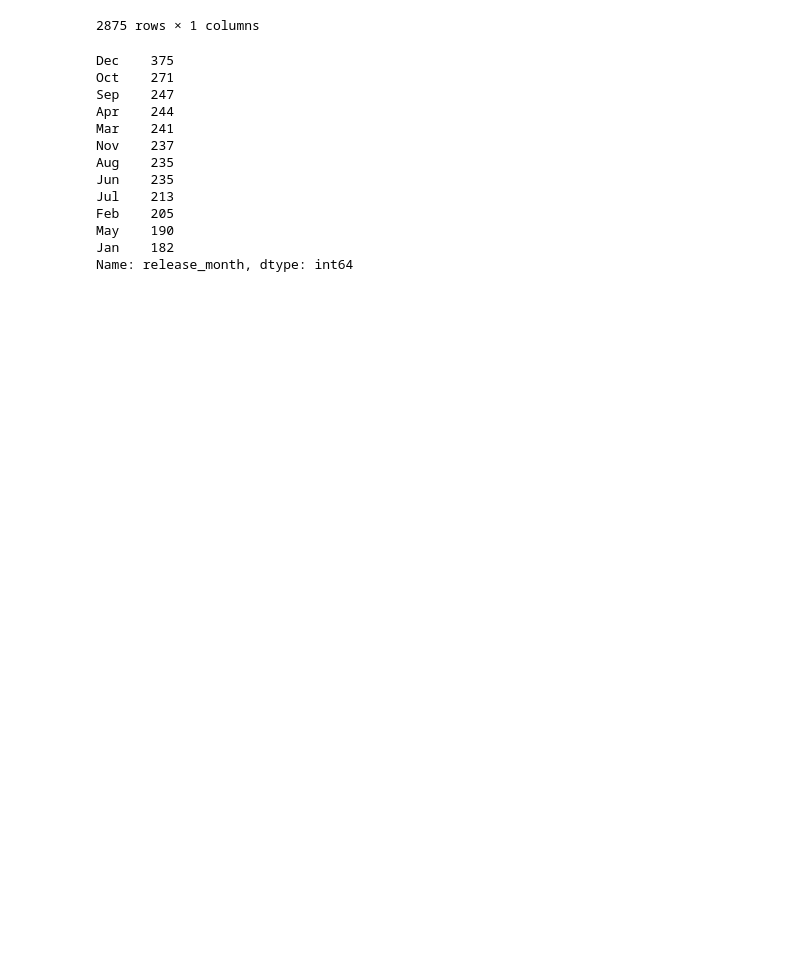
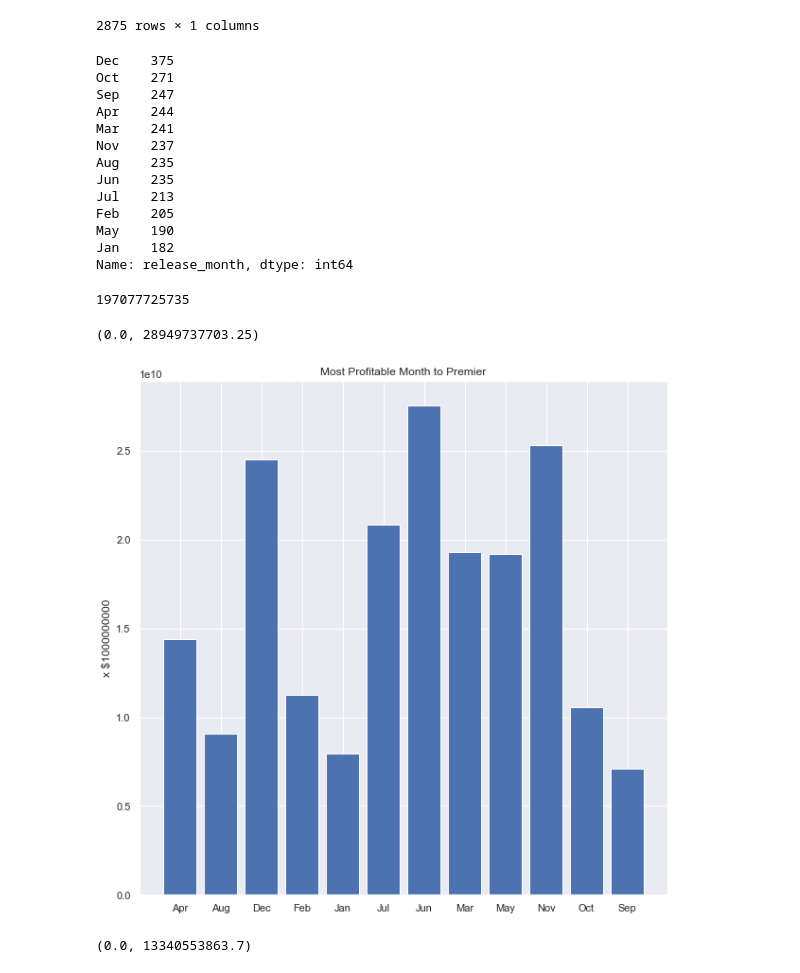
Before and after one commit to mdetiberiis01/Movie-Months, a Jupyter notebook: Movie_Month_Analysis.ipynb, the cells around one changed output. Saved outputs shown, nothing was run; the diff lists cells and outputs as text; code cells hidden in the pictures; blank space fills up the shorter version.

```diff
--- a/Movie_Month_Analysis.ipynb
+++ b/Movie_Month_Analysis.ipynb
@@ -137,0 +157,9 @@ movies_in_dec = sorted_months_df['release_month'].value_counts().head(12)['Dec']
+# %%
+movie_df.sort_values('release_month',axis = 0, ascending = False).total_profit.sum()
+# %% [output]
+197077725735
+# %%
+import seaborn as sns
+import matplotlib.pyplot as plt
+sns.set()
+%matplotlib inline
@@ -137,0 +174,15 @@ movies_in_dec = sorted_months_df['release_month'].value_counts().head(12)['Dec']
+# %%
+ax.bar(x,y)
+
+ax.set_title('Most Profitable Month to Premier')
+#axes.set_xlabel('Month')
+ax.set_ylabel('x $1000000000');
+ax.set_ylim(bottom=0, top=None, emit=True, auto=False, ymax=None)
+# %% [output]
+(0.0, 28949737703.25)
+# %%
+#Visualize most profitable month to Premier
+
+fig
+# %% [output]
+[figure, added]
@@ -137,0 +200,11 @@ movies_in_dec = sorted_months_df['release_month'].value_counts().head(12)['Dec']
+# %%
+#Find best day of the month to premier
+
+axes.bar(x2,y2)
+
+axes.set_title('Most Profitable Day of the Month to Premier')
+axes.set_xlabel('Days of the Month')
+axes.set_ylabel('Profits');
+axes.set_ylim(bottom=0, top=None, emit=True, auto=False, ymax=None)
+# %% [output]
+(0.0, 13340553863.7)
```
Also changed, not shown: parts of 17 cells of this notebook, 4 other files.
